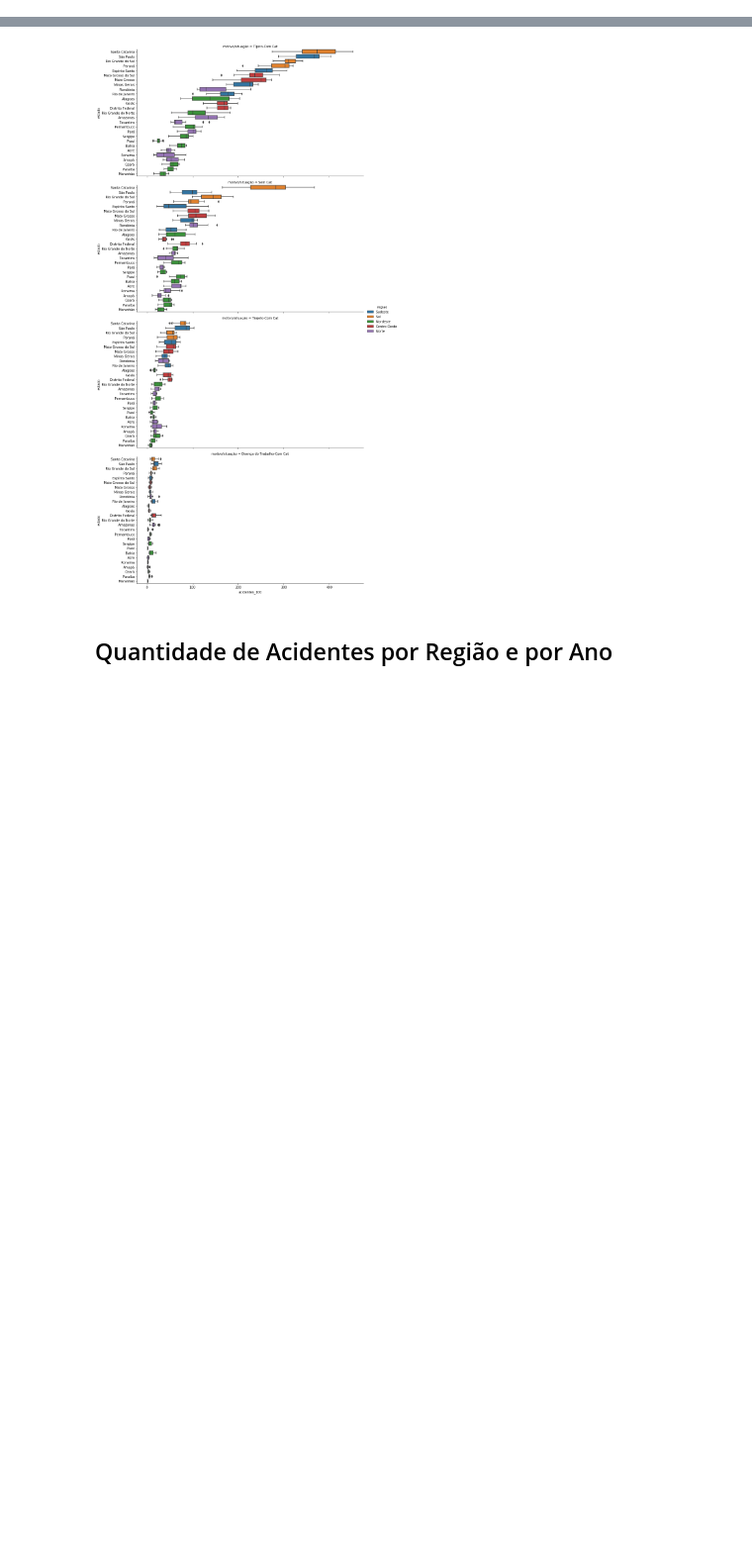
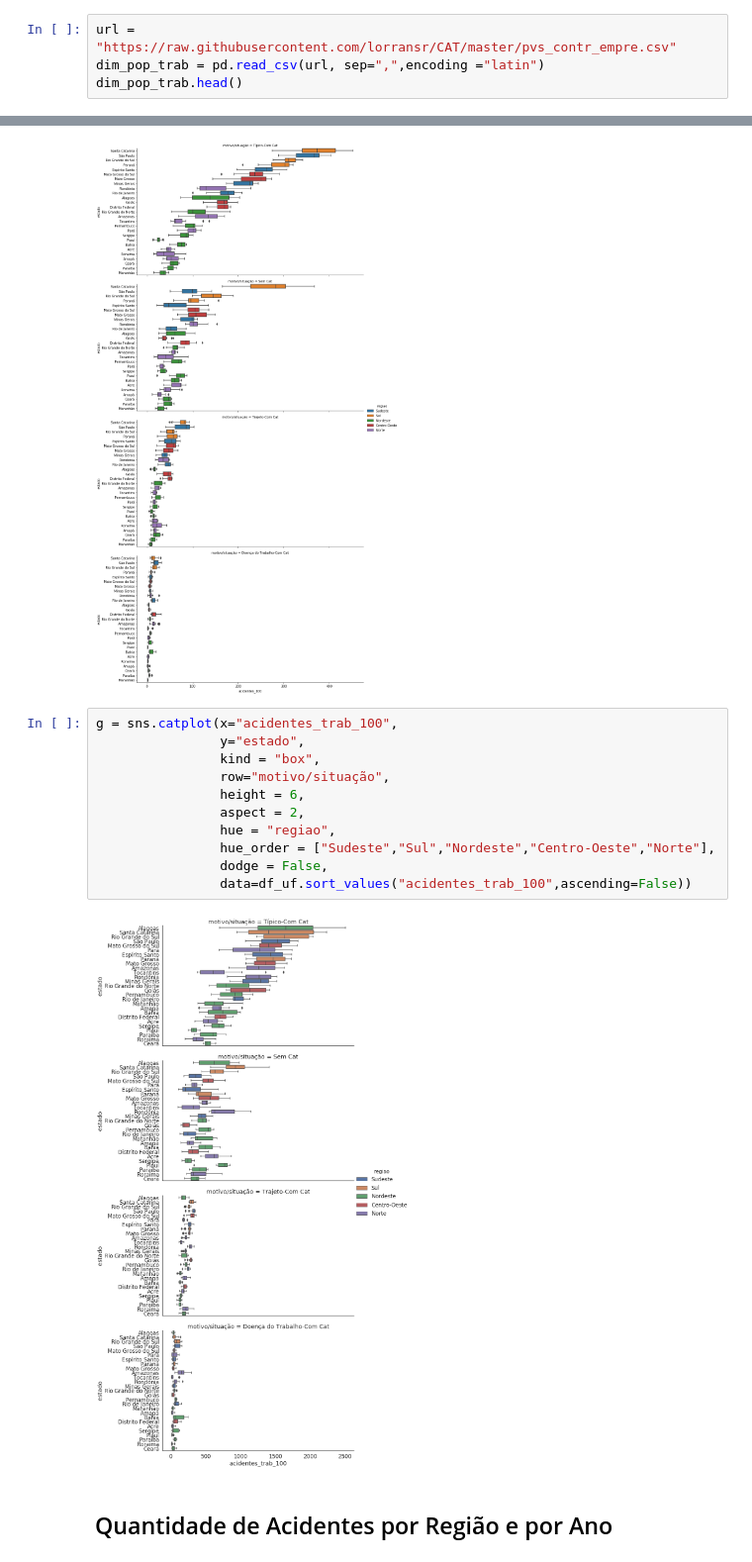
Before and after one commit to lorransr/CAT, a Jupyter notebook: Acidentes_de_Trabalho.ipynb, the cells around one changed output, grey strips where cells are left out. Shown at 99% size. Cells and saved outputs as stored; diff of their text form; blank space fills up the shorter version.

```diff
--- a/Acidentes_de_Trabalho.ipynb
+++ b/Acidentes_de_Trabalho.ipynb
@@ -284,0 +290,4 @@ dtype: object
+# %%
+url = "https://raw.githubusercontent.com/lorransr/CAT/master/pvs_contr_empre.csv"
+dim_pop_trab = pd.read_csv(url, sep=",",encoding ="latin")
+dim_pop_trab.head()
@@ -432,6 +494,19 @@ g = sns.catplot(x="acidentes_100",
                 data=df_uf.sort_values("acidentes_100",ascending=False))
 # %% [output]
 [figure]
+# %%
+g = sns.catplot(x="acidentes_trab_100",
+                y="estado",
+                kind = "box",
+                row="motivo/situação",
+                height = 6,
+                aspect = 2,
+                hue = "regiao",
+                hue_order = ["Sudeste","Sul","Nordeste","Centro-Oeste","Norte"],
+                dodge = False,
+                data=df_uf.sort_values("acidentes_trab_100",ascending=False))
+# %% [output]
+[figure, added]
 # %% [markdown]
 ## Quantidade de Acidentes por Região e por Ano
 # %% [markdown]
```
Also changed, not shown: parts of 16 cells of this notebook.
